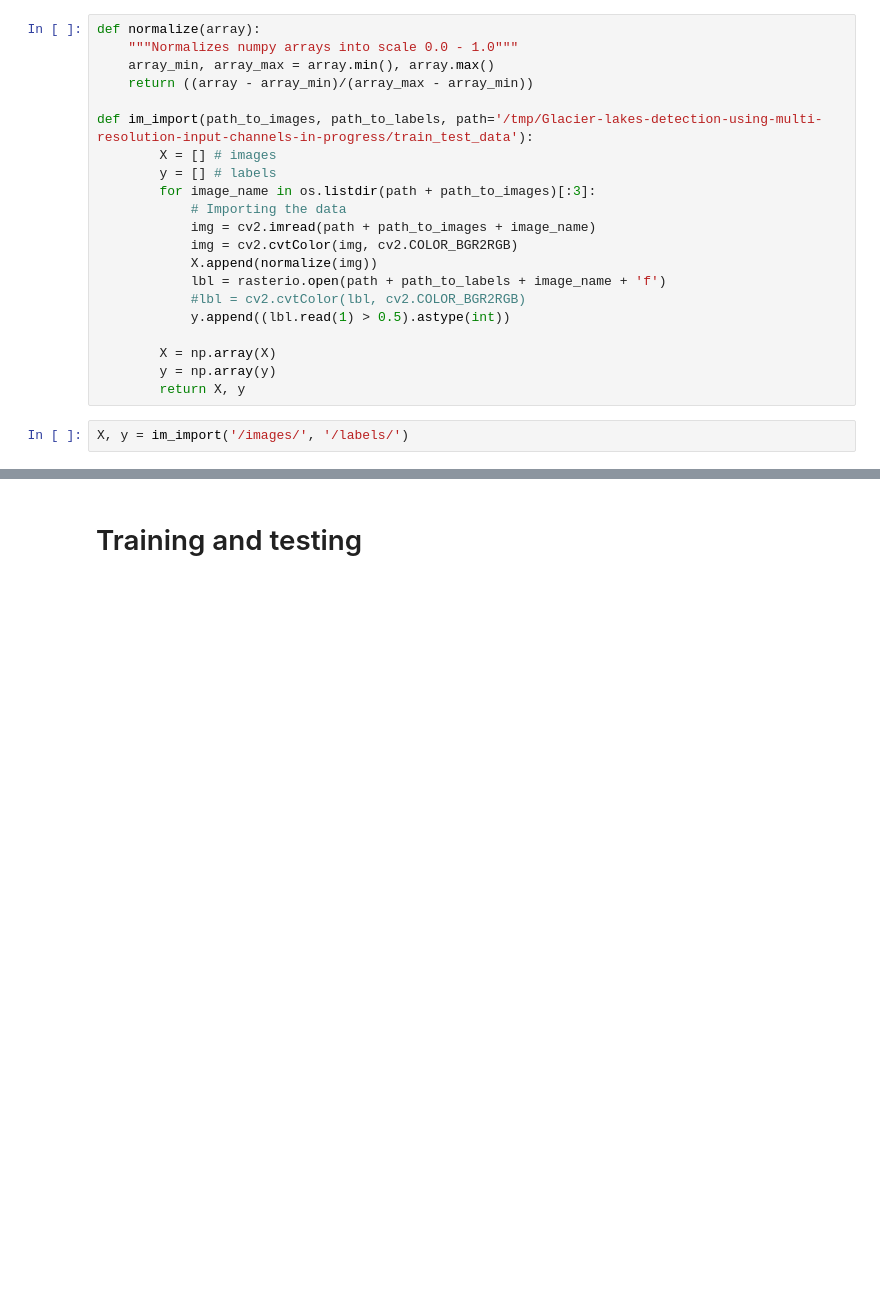
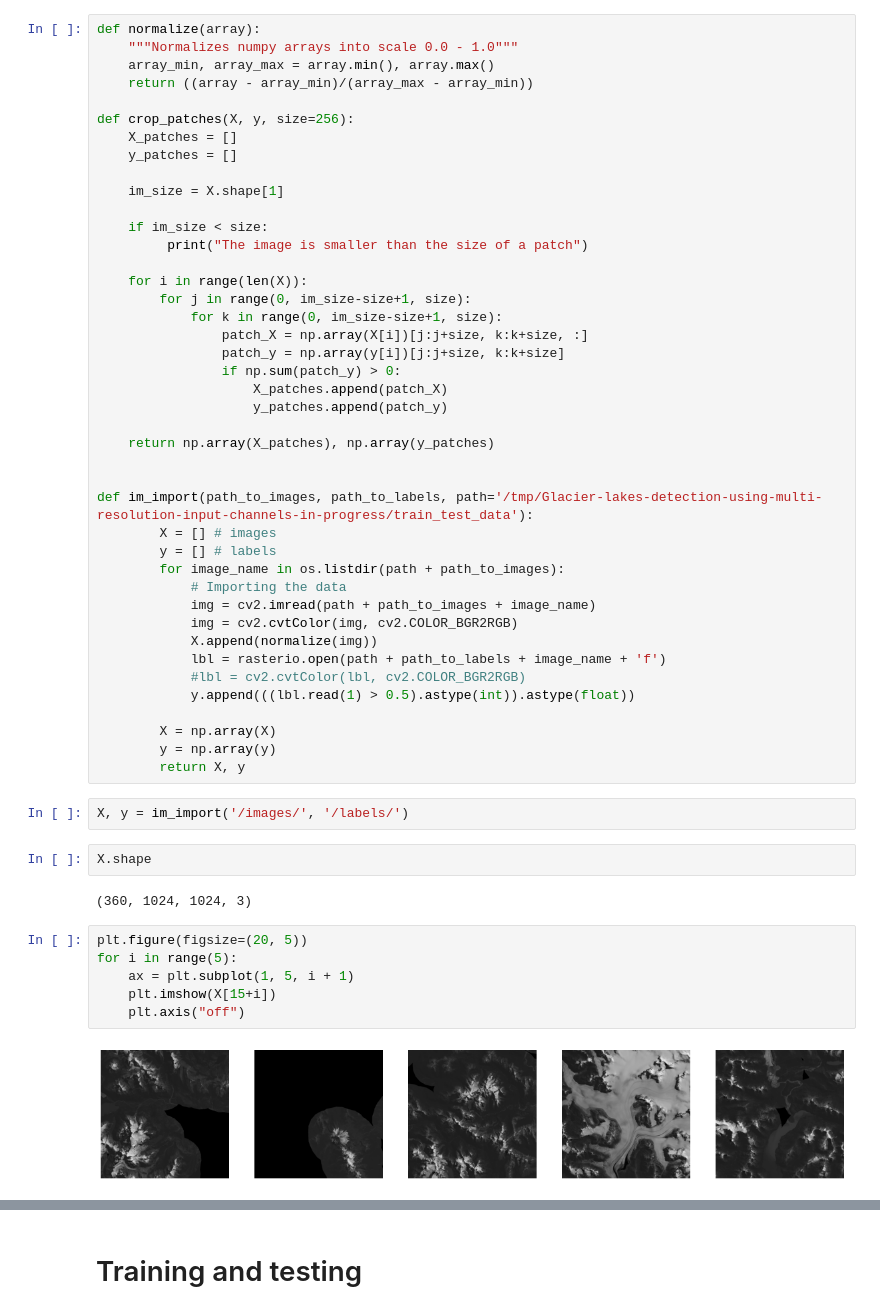
Before and after one commit to Chiffaa/Glacier-lakes-detection-using-multi-resolution-input-channels, a Jupyter notebook: baseline.ipynb, the cells around one changed output, grey strips where cells are left out. Saved outputs shown, nothing was run; the diff lists cells and outputs as text; blank space fills up the shorter version.

```diff
--- a/baseline.ipynb
+++ b/baseline.ipynb
@@ -109,20 +118,53 @@ def normalize(array):
     array_min, array_max = array.min(), array.max()
     return ((array - array_min)/(array_max - array_min))
 
+def crop_patches(X, y, size=256):
+    X_patches = []
+    y_patches = []
+
+    im_size = X.shape[1]
+
+    if im_size < size:
+         print("The image is smaller than the size of a patch")
+
+    for i in range(len(X)):
+        for j in range(0, im_size-size+1, size):
+            for k in range(0, im_size-size+1, size):
+                patch_X = np.array(X[i])[j:j+size, k:k+size, :]
+                patch_y = np.array(y[i])[j:j+size, k:k+size]
+                if np.sum(patch_y) > 0:
+                    X_patches.append(patch_X)
+                    y_patches.append(patch_y)
+
+    return np.array(X_patches), np.array(y_patches)
+
+
 def im_import(path_to_images, path_to_labels, path='/tmp/Glacier-lakes-detection-using-multi-resolution-input-channels-in-progress/train_test_data'):
         X = [] # images
         y = [] # labels
-        for image_name in os.listdir(path + path_to_images)[:3]:
+        for image_name in os.listdir(path + path_to_images):
             # Importing the data
             img = cv2.imread(path + path_to_images + image_name)
             img = cv2.cvtColor(img, cv2.COLOR_BGR2RGB)
             X.append(normalize(img))
             lbl = rasterio.open(path + path_to_labels + image_name + 'f')
             #lbl = cv2.cvtColor(lbl, cv2.COLOR_BGR2RGB)
-            y.append((lbl.read(1) > 0.5).astype(int))
+            y.append(((lbl.read(1) > 0.5).astype(int)).astype(float))
 
         X = np.array(X)
         y = np.array(y)
         return X, y
 # %%
 X, y = im_import('/images/', '/labels/')
+# %%
+X.shape
+# %% [output]
+(360, 1024, 1024, 3)
+# %%
+plt.figure(figsize=(20, 5))
+for i in range(5):
+    ax = plt.subplot(1, 5, i + 1)
+    plt.imshow(X[15+i])
+    plt.axis("off")
+# %% [output]
+[figure, added]
```
Also changed, not shown: parts of 13 cells of this notebook.
